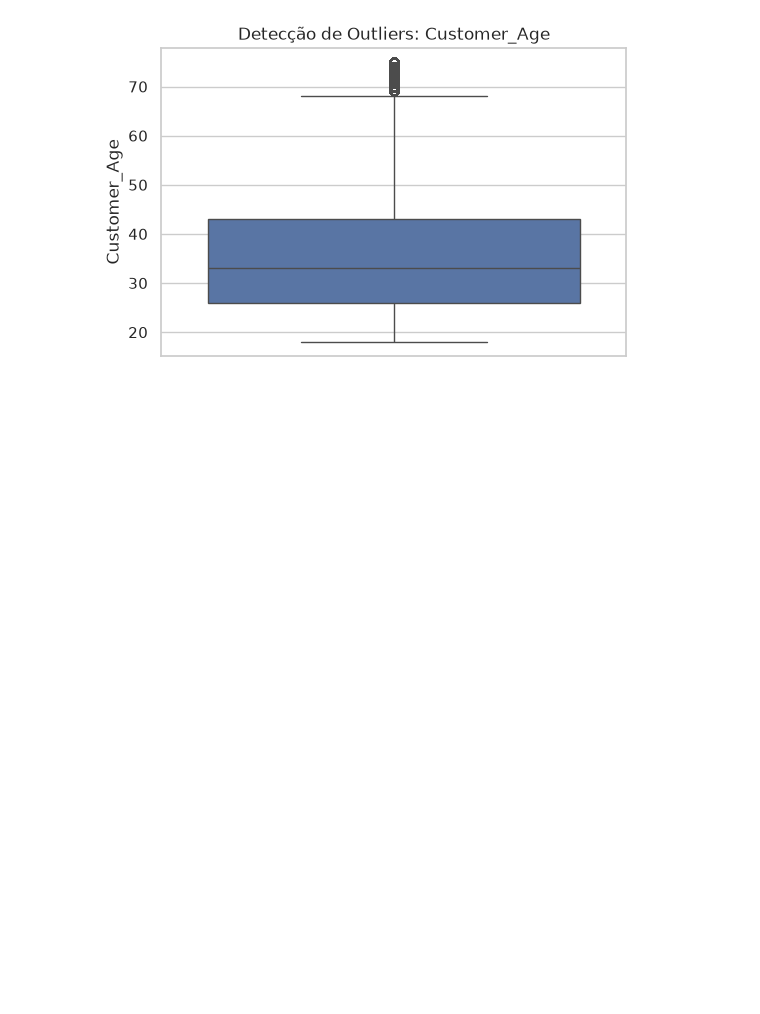
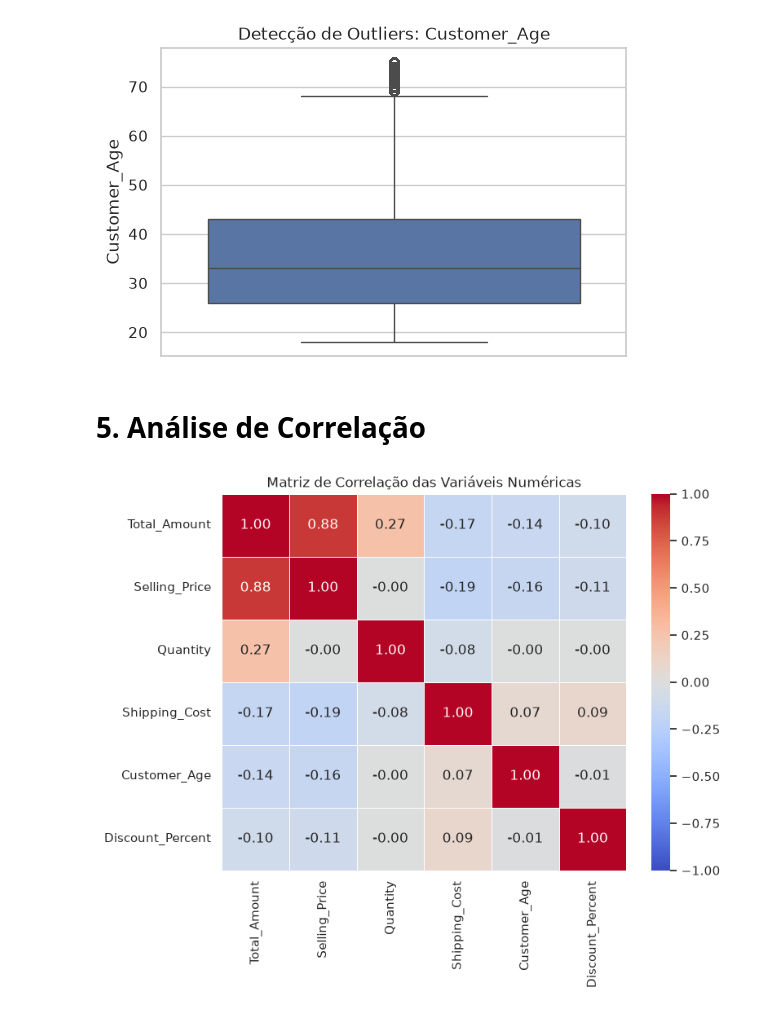
Before and after one commit to ariadnyD/Relatorio01_IA, a Jupyter notebook: notebooks/01_eda.ipynb, the cells around one changed output. Cells and saved outputs as stored; diff of their text form; code cells hidden in the pictures; blank space fills up the shorter version.

Commit message:
feat: adicionando a matriz de analise da correlação entre as colunas

```diff
--- a/notebooks/01_eda.ipynb
+++ b/notebooks/01_eda.ipynb
@@ -167,3 +167,29 @@ for coluna in colunas_selecionadas:
 [figure]
 [figure]
 [figure]
+# %% [markdown]
+# 5. Análise de Correlação
+# %%
+# 1. Seleciona apenas as colunas numéricas principais que fazem sentido analisar
+colunas_correlacao = [
+    'Total_Amount', 'Selling_Price', 'Quantity',
+    'Shipping_Cost', 'Customer_Age', 'Discount_Percent'
+]
+
+matriz_corr = df_dataset[colunas_correlacao].corr()
+plt.figure(figsize=(8, 6))
+
+sns.heatmap(
+    matriz_corr,
+    annot=True,          # Mostra os números de correlação dentro de cada quadradinho
+    fmt=".2f",           # Formata os números com 2 casas decimais
+    cmap="coolwarm",     # Esquema de cores (azul para negativo, vermelho para positivo)
+    vmin=-1, vmax=1,     # Garante que a escala vá de -1 a 1
+    linewidths=0.5       # Linhas finas separando os quadrados
+)
+
+plt.title('Matriz de Correlação das Variáveis Numéricas', fontsize=12)
+plt.savefig('../reports/figures/correlation_matrix.png', bbox_inches='tight')
+plt.show()
+# %% [output]
+[figure, added]
```
Also changed, not shown: 1 other file.
